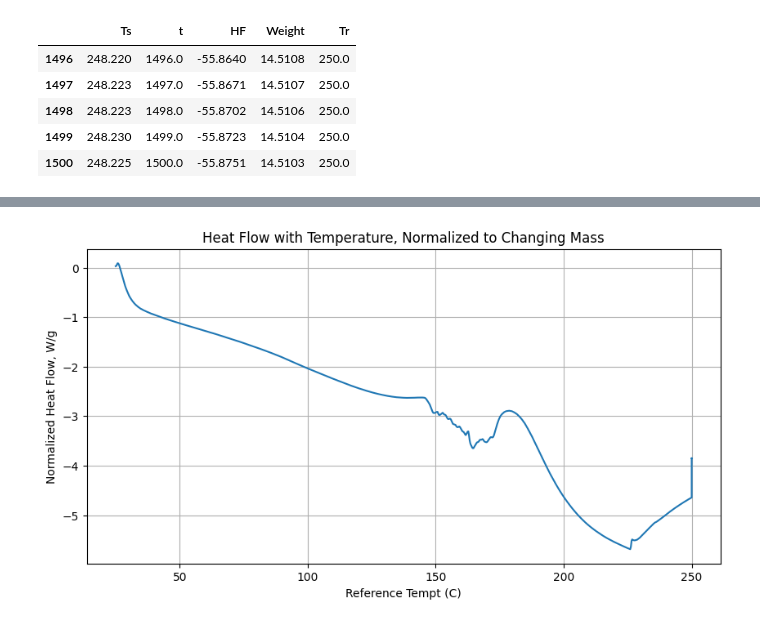
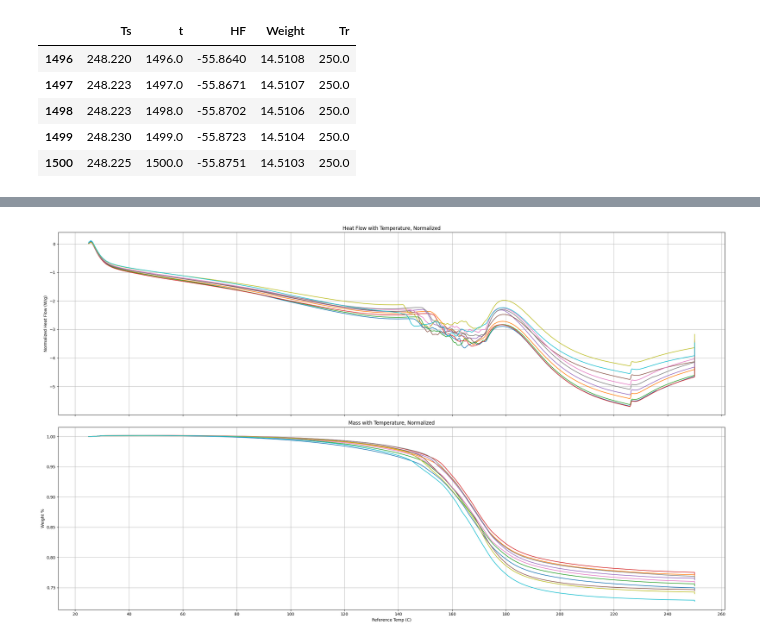
Before and after one commit to colinjennings/Thermoset-DSC-SOP, a Jupyter notebook: consistency_experiments/plot_dsc_curves.ipynb, the cells around one changed output, grey strips where cells are left out. Saved outputs shown, nothing was run; the diff lists cells and outputs as text; code cells hidden in the pictures.

```diff
--- a/consistency_experiments/plot_dsc_curves.ipynb
+++ b/consistency_experiments/plot_dsc_curves.ipynb
@@ -73,15 +69,0 @@ plt.show()
-# %%
-
-df['HF/g'] = df['HF']/df['Weight']
-
-plt.figure(figsize=(10, 5))
-plt.plot(df['Tr'],df['HF/g'])
-
-plt.xlabel("Reference Tempt (C)")
-plt.ylabel("Normalized Heat Flow, W/g")
-plt.title("Heat Flow with Temperature, Normalized to Changing Mass")
-plt.grid(True)
-
-plt.show()
-# %% [output]
-[figure, removed]
@@ -87,0 +92,29 @@ plt.show()
+# %%
+fig, axes = plt.subplots(2, 1, figsize=(24, 14), sharex=True)
+
+# normalized heat flow
+for df in df_list:
+    df['HF/g'] = df['HF'] / df['Weight']
+    axes[0].plot(df['Tr'], df['HF/g'])
+
+axes[0].set_ylabel("Normalized Heat Flow (W/g)")
+axes[0].set_title("Heat Flow with Temperature, Normalized")
+axes[0].grid(True)
+
+# normalized weight percentage
+for df in df_list:
+    first_measured = df['Weight'].iloc[0]
+    df['wt%'] = df['Weight'] / first_measured
+    axes[1].plot(df['Tr'], df['wt%'])
+
+axes[1].set_xlabel("Reference Temp (C)")
+axes[1].set_ylabel("Weight %")
+axes[1].set_title("Mass with Temperature, Normalized")
+axes[1].grid(True)
+axes[1].locator_params(axis='x', nbins=20)
+
+
+plt.tight_layout()
+plt.show()
+# %% [output]
+[figure, added]
```
Also changed, not shown: parts of 13 cells of this notebook.
